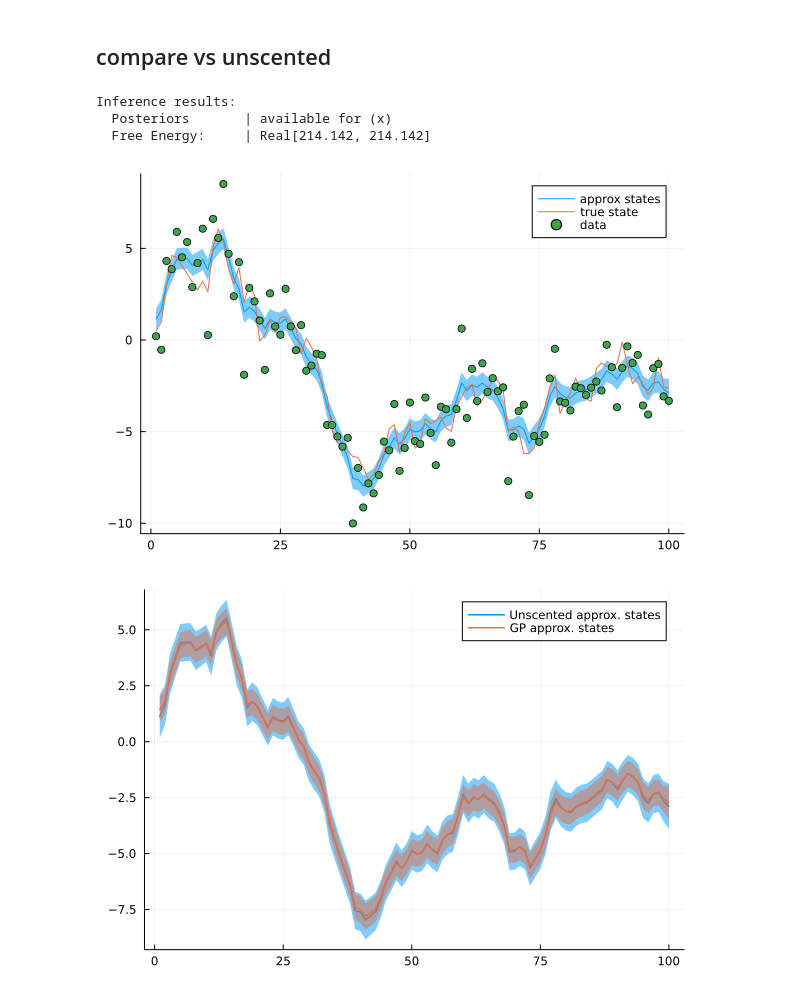
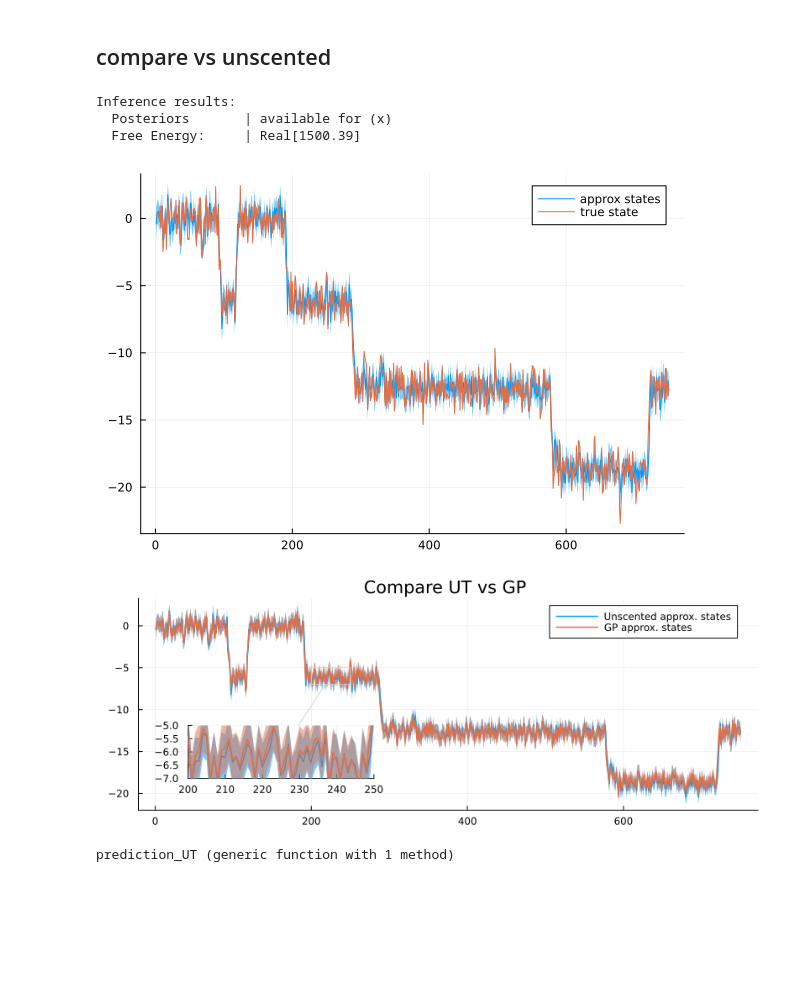
Before and after one commit to biaslab/GaussianProcessNode, a Jupyter notebook: GP as transition function.ipynb, the cells around one changed output. Cells and saved outputs as stored; diff of their text form; code cells hidden in the pictures; blank space fills up the shorter version.

Commit message:
fix precision rule and add prediction

```diff
--- a/GP as transition function.ipynb
+++ b/GP as transition function.ipynb
@@ -36,3 +37,9 @@ true_state, data = generate_data(n,σ_x,σ_y);
+# %%
+true_state, data = generate_data(N,σ_x,σ_y);
+true_state_train = true_state[1:n_train]
+true_state_test = true_state[n_train+1 : end];
+data_train = data[1:n_train];
+data_test = data[n_train+1:end];
 # %%
 scatter(data)
 plot!(true_state)
@@ -218,11 +233,11 @@ end
 end
 # %%
 #create prior information about GP
-Nu = 50; #number of inducing points
-Xu = range(-5,5;length=Nu);
+Nu = 80; #number of inducing points
+Xu = range(-25,5;length=Nu);
 
 mean_gp = (x) -> 0
-kernel_gp   =  1*with_lengthscale(LinearKernel(),0.1) + 0.1*with_lengthscale(Matern32Kernel(),0.01)
+kernel_gp   =    5.1 *with_lengthscale(SEKernel(),1.) + 2*with_lengthscale(Matern52Kernel(),1.2) #+ with_lengthscale(PeriodicKernel(),3.14)
 
 Kuu = kernelmatrix(kernel_gp,Xu,Xu) + 1e-7*I;
 Kuu_inverse = cholinv(Kuu);
@@ -242,13 +254,13 @@ function ReactiveMP.prod(::ProdAnalytical, left::UnivariateGaussianDistributions
 end
 # %%
 #run inference
-niter = 30;
+niter = 15;
 
 infer_result = inference(
-    model = gpssm(n,Kuu),
+    model = gpssm(n_train,Kuu),
     iterations = niter,
-    data = (y = data,),
-    initmarginals = (u = MvNormalMeanCovariance(zeros(size(Kuu,1)), Kuu), x = NormalMeanVariance(0,50),w = GammaShapeRate(10,1),),
+    data = (y = data_train,),
+    initmarginals = (u = MvNormalMeanCovariance(zeros(size(Kuu,1)), Kuu), x = NormalMeanVariance(0,50),w = GammaShapeRate(0.01,0.01),),
     meta = gpssm_meta(Xu,Kuu_inverse,Kuu,kernel_gp),
     returnvars = (x = KeepLast(), u = KeepLast(),w = KeepLast(),),
     free_energy = true,
@@ -320,12 +358,9 @@ compute_f (generic function with 1 method)
     end
 end
 # %%
-niter = 2
 infer_result_UT = inference(
-    model = ssm_unscented(n),
-    iterations = niter,
-    data = (y = data,),
-    # initmessages = (x = NormalMeanVariance(0,1),),
+    model = ssm_unscented(n_train),
+    data = (y = data_train,),
     returnvars = (x = KeepLast(),),
     free_energy = true,
     showprogress = false
@@ -333,7 +368,7 @@ infer_result_UT = inference(
 # %% [output]
 Inference results:
   Posteriors       | available for (x)
-  Free Energy:     | Real[214.142, 214.142]
+  Free Energy:     | Real[1500.39]
 # %%
 
 qx_UT = infer_result_UT.posteriors[:x]
@@ -341,14 +376,25 @@ qx_UT = infer_result_UT.posteriors[:x]
 # qβy = infer_result_UT.posteriors[:βy];
 ;
 # %%
-plot(mean.(qx_UT),ribbon=sqrt.(var.(qx)), label="approx states")
-plot!(true_state, label="true state")
-scatter!(data,label="data")
+plot(mean.(qx_UT),ribbon=sqrt.(var.(qx_UT)), label="approx states")
+plot!(true_state_train, label="true state")
+# scatter!(data,label="data")
 # %% [output]
-[figure, old version]
+[figure, new version]
 # %%
-plot(mean.(qx_UT),ribbon=sqrt.(var.(qx_UT)), label="Unscented approx. states",lw=1.5)
+plot(mean.(qx_UT),ribbon=sqrt.(var.(qx_UT)), label="Unscented approx. states",lw=1.5, size = (800,300))
 plot!(mean.(qx), ribbon=sqrt.(var.(qx)), label="GP approx. states",lw=1.5)
+title!("Compare UT vs GP ")
+lens!([200, 250], [-7, -5], inset = (1, bbox(.08, .6, 0.3, 0.25)))
 # scatter!(data)
 # %% [output]
-[figure, old version]
+[figure, new version]
+# %%
+function prediction_UT(prev_state, func)
+    m_temp, v_temp = ReactiveMP.approximate(Unscented(alpha=0.01), transition_func, (mean(prev_state),),(var(prev_state),))
+    temp = NormalMeanVariance(m_temp,v_temp)
+    x = @call_rule NormalMeanVariance(:out, Marginalisation) (m_μ = temp, m_v = PointMass(σ_x^2))
+    return x
+end
+# %% [output]
+prediction_UT (generic function with 1 method)
```
Also changed, not shown: parts of 26 cells of this notebook.
